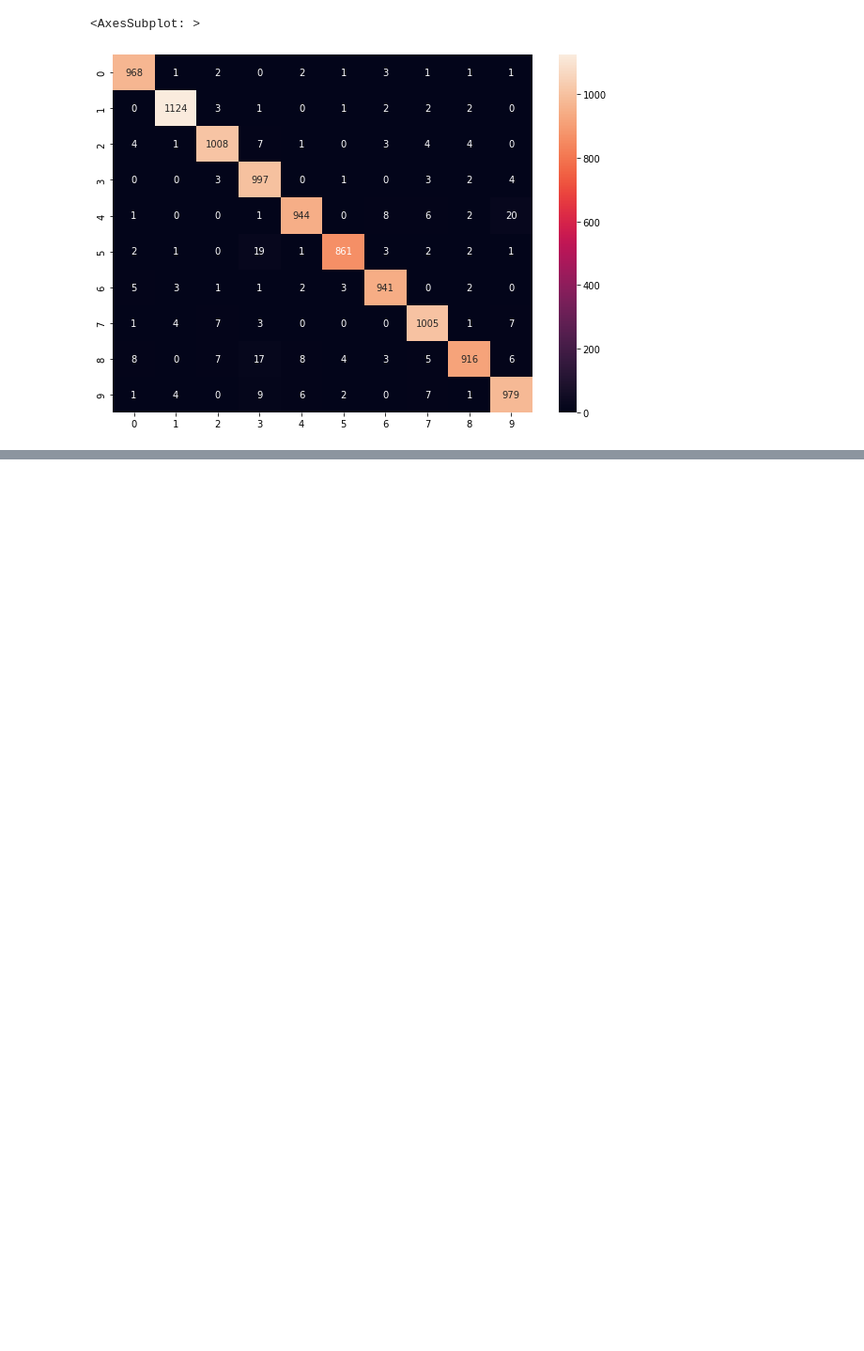
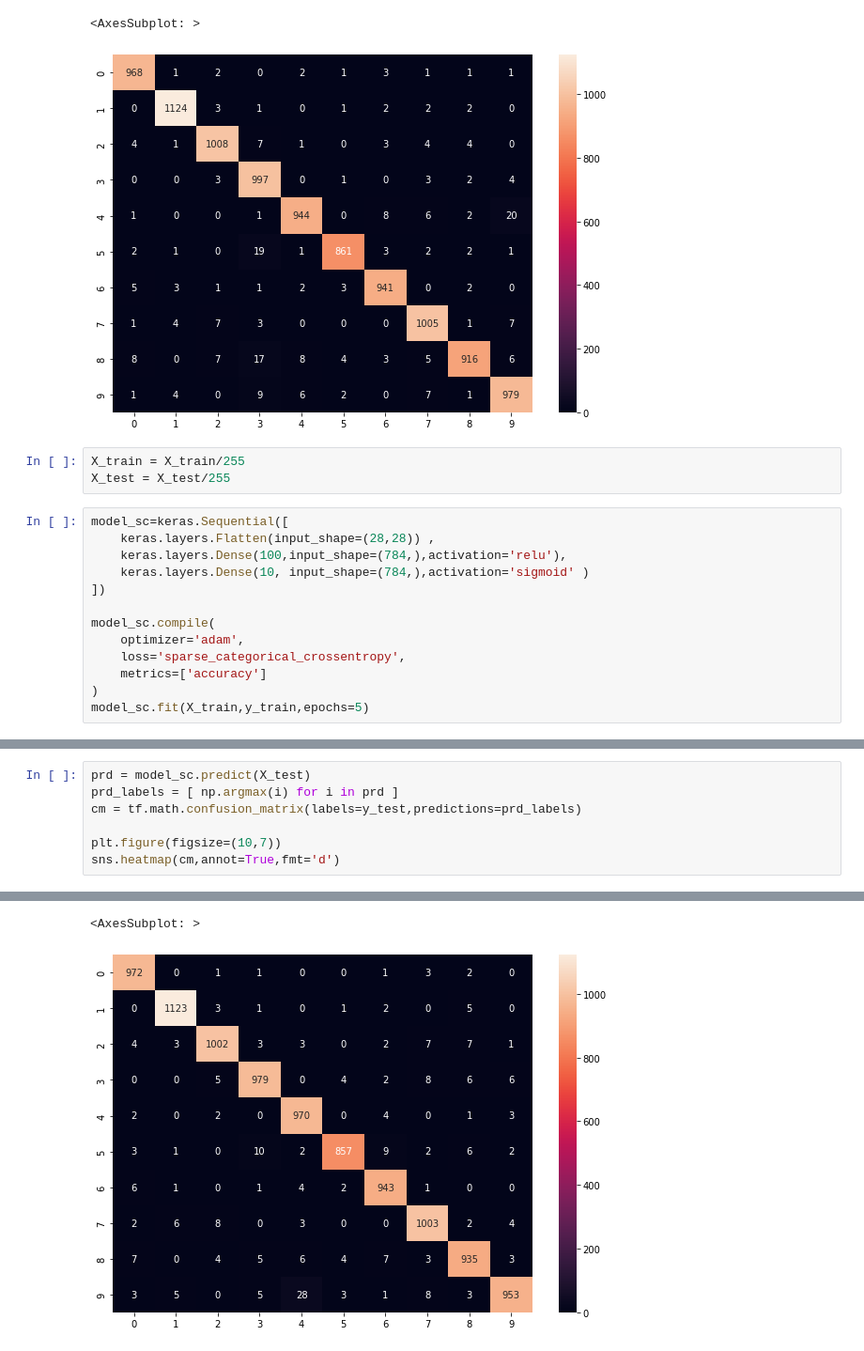
Before and after one commit to thaanirs/DL_codebasics, a Jupyter notebook: NN_hand_digit.ipynb, the cells around one changed output, grey strips where cells are left out. Shown: that part at 94% size. Drawn from its saved outputs; the diff is of its cells as text; blank space fills up the shorter version.

Commit message:
with flatten layer

```diff
--- a/NN_hand_digit.ipynb
+++ b/NN_hand_digit.ipynb
@@ -191,3 +191,19 @@ sns.heatmap(cm,annot=True,fmt='d')
 313/313 [==============================] - 1s 3ms/step
 <AxesSubplot: >
 [figure]
+# %%
+X_train = X_train/255
+X_test = X_test/255
+# %%
+model_sc=keras.Sequential([
+    keras.layers.Flatten(input_shape=(28,28)) ,
+    keras.layers.Dense(100,input_shape=(784,),activation='relu'),
+    keras.layers.Dense(10, input_shape=(784,),activation='sigmoid' )
+])
+
+model_sc.compile(
+    optimizer='adam',
+    loss='sparse_categorical_crossentropy',
+    metrics=['accuracy']
+)
+model_sc.fit(X_train,y_train,epochs=5)
@@ -193,0 +222,8 @@ sns.heatmap(cm,annot=True,fmt='d')
+# %%
+prd = model_sc.predict(X_test)
+prd_labels = [ np.argmax(i) for i in prd ]
+cm = tf.math.confusion_matrix(labels=y_test,predictions=prd_labels)
+
+plt.figure(figsize=(10,7))
+sns.heatmap(cm,annot=True,fmt='d')
+# %% [output]
@@ -193,0 +231,2 @@ sns.heatmap(cm,annot=True,fmt='d')
+<AxesSubplot: >
+[figure, added]
```
Also changed, not shown: parts of 2 cells of this notebook.
